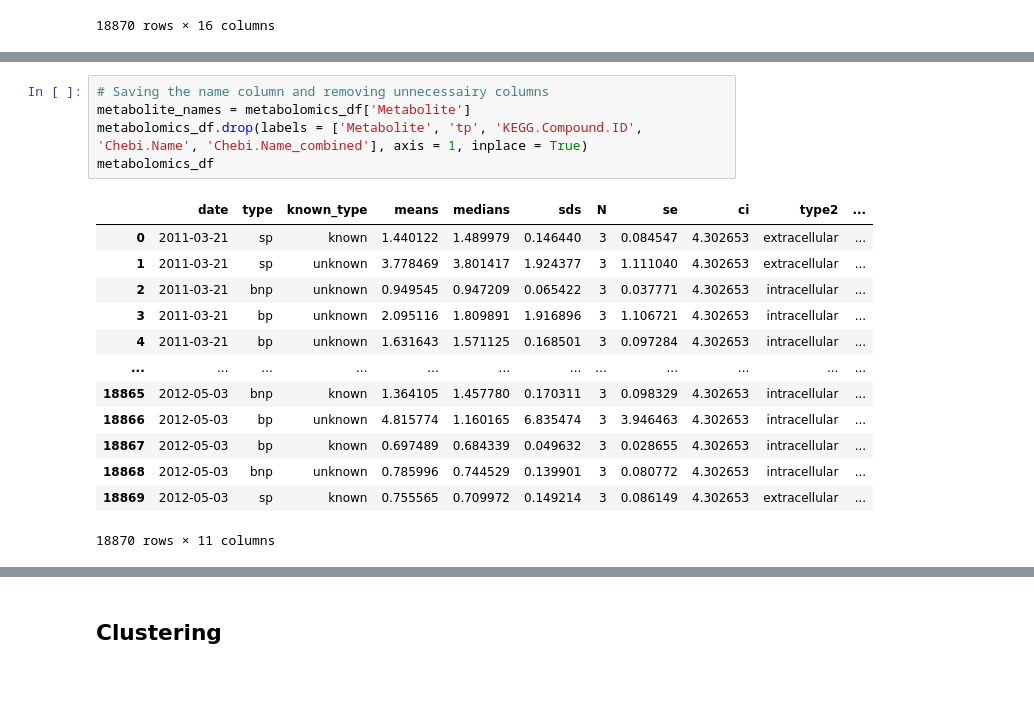
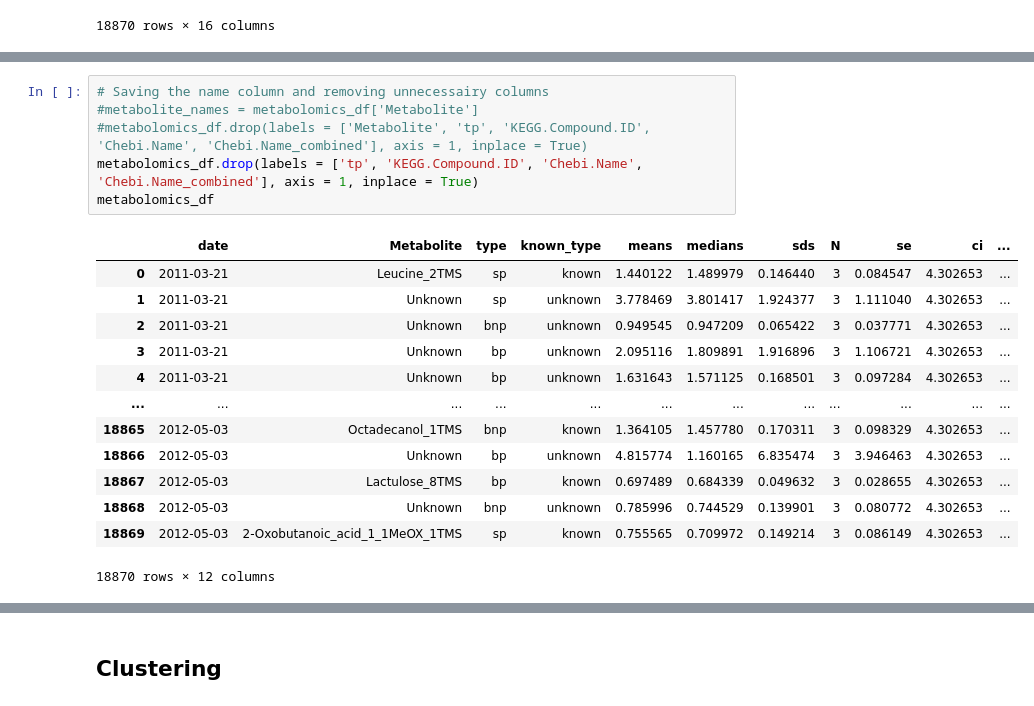
Before and after one commit to AAnzel/MOVIS, a Jupyter notebook: Code/Data_assessment.ipynb, the cells around one changed output, grey strips where cells are left out. Saved outputs shown, nothing was run; the diff lists cells and outputs as text.

Commit message:
Preparing metabolomics data for visualisation

```diff
--- a/Code/Data_assessment.ipynb
+++ b/Code/Data_assessment.ipynb
@@ -495,22 +497,23 @@ metabolomics_df
 # %%
 # Saving the name column and removing unnecessairy columns
-metabolite_names = metabolomics_df['Metabolite']
-metabolomics_df.drop(labels = ['Metabolite', 'tp', 'KEGG.Compound.ID', 'Chebi.Name', 'Chebi.Name_combined'], axis = 1, inplace = True)
+#metabolite_names = metabolomics_df['Metabolite']
+#metabolomics_df.drop(labels = ['Metabolite', 'tp', 'KEGG.Compound.ID', 'Chebi.Name', 'Chebi.Name_combined'], axis = 1, inplace = True)
+metabolomics_df.drop(labels = ['tp', 'KEGG.Compound.ID', 'Chebi.Name', 'Chebi.Name_combined'], axis = 1, inplace = True)
 metabolomics_df
 # %% [output]
-|  | date | type | known_type | means | medians | sds | N | se | ci | type2 | ... |
-| 0 | 2011-03-21 | sp | known | 1.440122 | 1.489979 | 0.146440 | 3 | 0.084547 | 4.302653 | extracellular | ... |
-| 1 | 2011-03-21 | sp | unknown | 3.778469 | 3.801417 | 1.924377 | 3 | 1.111040 | 4.302653 | extracellular | ... |
-| 2 | 2011-03-21 | bnp | unknown | 0.949545 | 0.947209 | 0.065422 | 3 | 0.037771 | 4.302653 | intracellular | ... |
-| 3 | 2011-03-21 | bp | unknown | 2.095116 | 1.809891 | 1.916896 | 3 | 1.106721 | 4.302653 | intracellular | ... |
-| 4 | 2011-03-21 | bp | unknown | 1.631643 | 1.571125 | 0.168501 | 3 | 0.097284 | 4.302653 | intracellular | ... |
+|  | date | Metabolite | type | known_type | means | medians | sds | N | se | ci | ... |
+| 0 | 2011-03-21 | Leucine_2TMS | sp | known | 1.440122 | 1.489979 | 0.146440 | 3 | 0.084547 | 4.302653 | ... |
+| 1 | 2011-03-21 | Unknown | sp | unknown | 3.778469 | 3.801417 | 1.924377 | 3 | 1.111040 | 4.302653 | ... |
+| 2 | 2011-03-21 | Unknown | bnp | unknown | 0.949545 | 0.947209 | 0.065422 | 3 | 0.037771 | 4.302653 | ... |
+| 3 | 2011-03-21 | Unknown | bp | unknown | 2.095116 | 1.809891 | 1.916896 | 3 | 1.106721 | 4.302653 | ... |
+| 4 | 2011-03-21 | Unknown | bp | unknown | 1.631643 | 1.571125 | 0.168501 | 3 | 0.097284 | 4.302653 | ... |
 | ... | ... | ... | ... | ... | ... | ... | ... | ... | ... | ... | ... |
-| 18865 | 2012-05-03 | bnp | known | 1.364105 | 1.457780 | 0.170311 | 3 | 0.098329 | 4.302653 | intracellular | ... |
-| 18866 | 2012-05-03 | bp | unknown | 4.815774 | 1.160165 | 6.835474 | 3 | 3.946463 | 4.302653 | intracellular | ... |
-| 18867 | 2012-05-03 | bp | known | 0.697489 | 0.684339 | 0.049632 | 3 | 0.028655 | 4.302653 | intracellular | ... |
-| 18868 | 2012-05-03 | bnp | unknown | 0.785996 | 0.744529 | 0.139901 | 3 | 0.080772 | 4.302653 | intracellular | ... |
-| 18869 | 2012-05-03 | sp | known | 0.755565 | 0.709972 | 0.149214 | 3 | 0.086149 | 4.302653 | extracellular | ... |
+| 18865 | 2012-05-03 | Octadecanol_1TMS | bnp | known | 1.364105 | 1.457780 | 0.170311 | 3 | 0.098329 | 4.302653 | ... |
+| 18866 | 2012-05-03 | Unknown | bp | unknown | 4.815774 | 1.160165 | 6.835474 | 3 | 3.946463 | 4.302653 | ... |
+| 18867 | 2012-05-03 | Lactulose_8TMS | bp | known | 0.697489 | 0.684339 | 0.049632 | 3 | 0.028655 | 4.302653 | ... |
+| 18868 | 2012-05-03 | Unknown | bnp | unknown | 0.785996 | 0.744529 | 0.139901 | 3 | 0.080772 | 4.302653 | ... |
+| 18869 | 2012-05-03 | 2-Oxobutanoic_acid_1_1MeOX_1TMS | sp | known | 0.755565 | 0.709972 | 0.149214 | 3 | 0.086149 | 4.302653 | ... |
-18870 rows × 11 columns
+18870 rows × 12 columns
 # %%
 # Dummy eencoding categorical data
 metabolomics_df = pd.get_dummies(metabolomics_df, columns = ['type', 'known_type', 'N', 'type2', 'measurement'])
```
Also changed, not shown: parts of 8 cells of this notebook.
